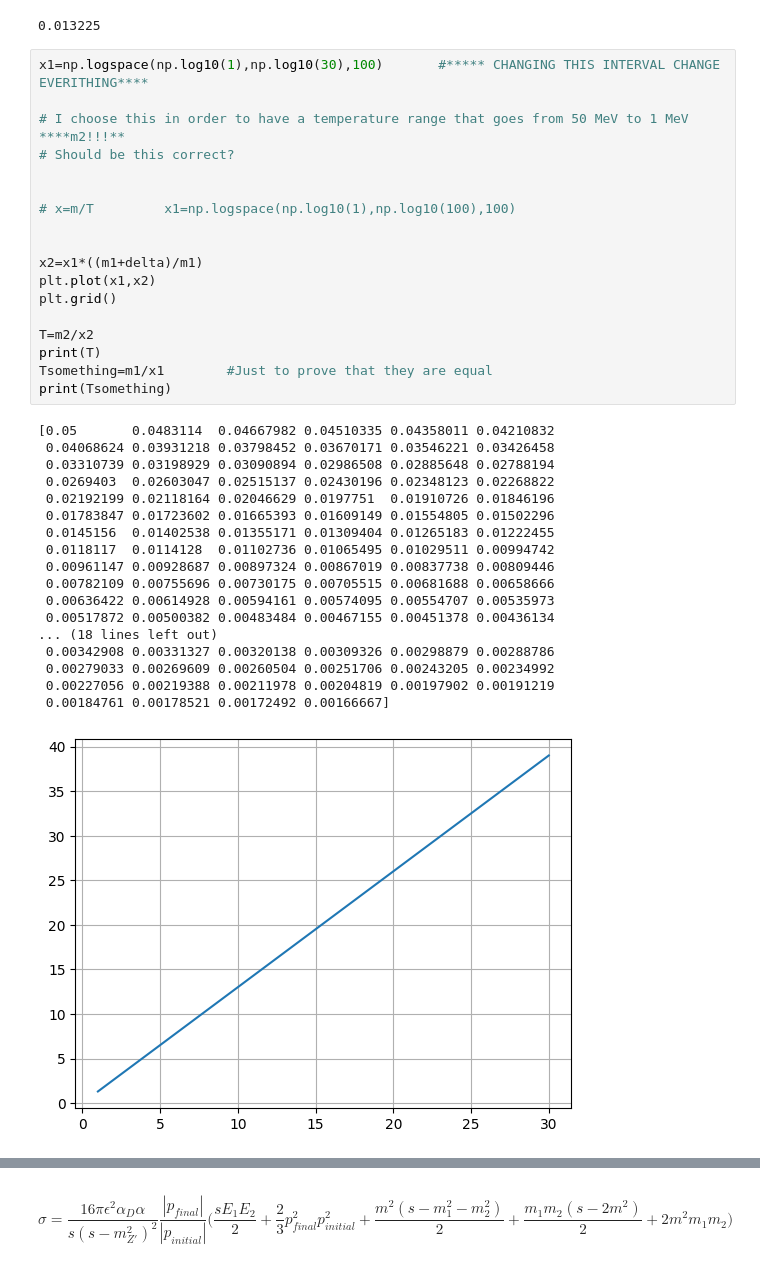
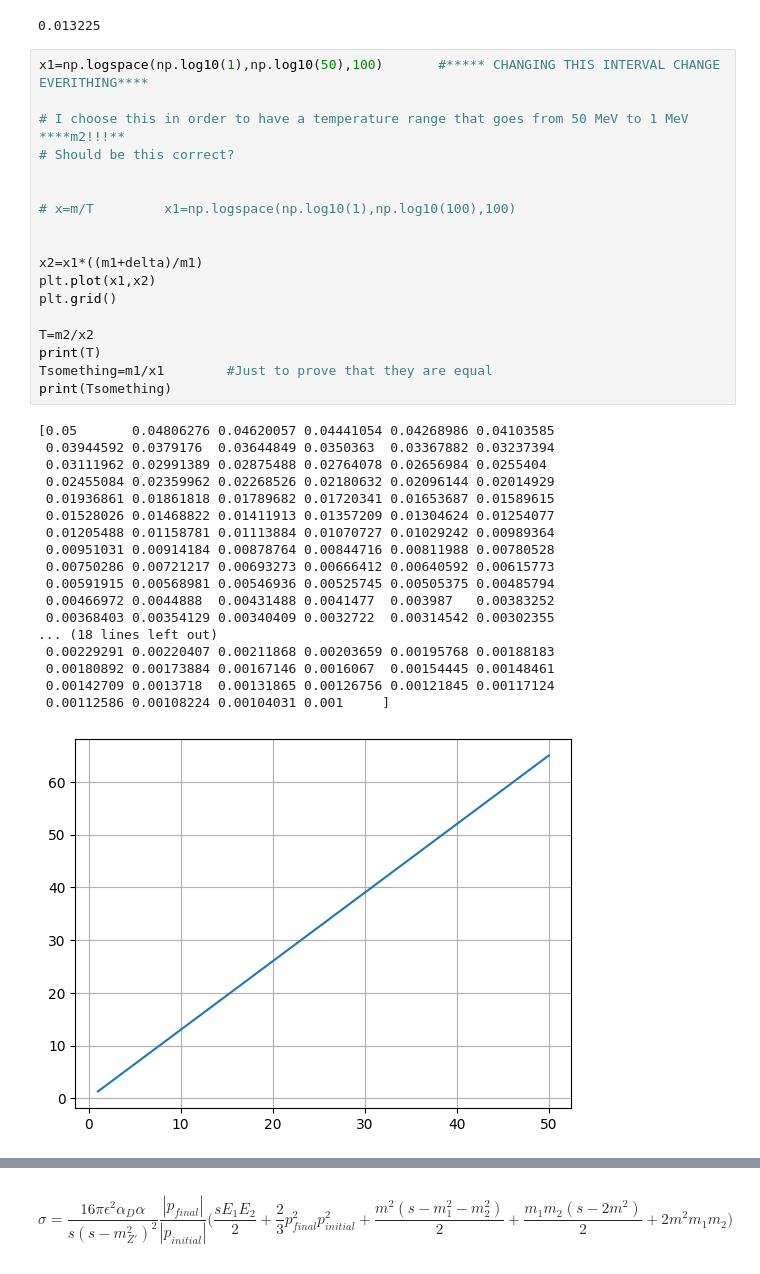
Before and after one commit to nico0407/DM-freeze-out, a Jupyter notebook: iDM-freze-out/Coannihilation.ipynb, the cells around one changed output, grey strips where cells are left out. Drawn from its saved outputs; the diff is of its cells as text.

```diff
--- a/iDM-freze-out/Coannihilation.ipynb
+++ b/iDM-freze-out/Coannihilation.ipynb
@@ -88,42 +194,42 @@ s0
 # %% [output]
 0.013225
 # %%
-x1=np.logspace(np.log10(1),np.log10(30),100)       #***** CHANGING THIS INTERVAL CHANGE EVERITHING****
+x1=np.logspace(np.log10(1),np.log10(50),100)       #***** CHANGING THIS INTERVAL CHANGE EVERITHING****
 
 # I choose this in order to have a temperature range that goes from 50 MeV to 1 MeV      ****m2!!!**
 # Should be this correct?
 
 
 # x=m/T         x1=np.logspace(np.log10(1),np.log10(100),100)
 
 
 x2=x1*((m1+delta)/m1)
 plt.plot(x1,x2)
 plt.grid()
 
 T=m2/x2
 print(T)
 Tsomething=m1/x1        #Just to prove that they are equal
 print(Tsomething)
 # %% [output]
-[0.05       0.0483114  0.04667982 0.04510335 0.04358011 0.04210832
- 0.04068624 0.03931218 0.03798452 0.03670171 0.03546221 0.03426458
- 0.03310739 0.03198929 0.03090894 0.02986508 0.02885648 0.02788194
- 0.0269403  0.02603047 0.02515137 0.02430196 0.02348123 0.02268822
- 0.02192199 0.02118164 0.02046629 0.0197751  0.01910726 0.01846196
- 0.01783847 0.01723602 0.01665393 0.01609149 0.01554805 0.01502296
- 0.0145156  0.01402538 0.01355171 0.01309404 0.01265183 0.01222455
- 0.0118117  0.0114128  0.01102736 0.01065495 0.01029511 0.00994742
- 0.00961147 0.00928687 0.00897324 0.00867019 0.00837738 0.00809446
- 0.00782109 0.00755696 0.00730175 0.00705515 0.00681688 0.00658666
- 0.00636422 0.00614928 0.00594161 0.00574095 0.00554707 0.00535973
- 0.00517872 0.00500382 0.00483484 0.00467155 0.00451378 0.00436134
+[0.05       0.04806276 0.04620057 0.04441054 0.04268986 0.04103585
+ 0.03944592 0.0379176  0.03644849 0.0350363  0.03367882 0.03237394
+ 0.03111962 0.02991389 0.02875488 0.02764078 0.02656984 0.0255404
+ 0.02455084 0.02359962 0.02268526 0.02180632 0.02096144 0.02014929
+ 0.01936861 0.01861818 0.01789682 0.01720341 0.01653687 0.01589615
+ 0.01528026 0.01468822 0.01411913 0.01357209 0.01304624 0.01254077
+ 0.01205488 0.01158781 0.01113884 0.01070727 0.01029242 0.00989364
+ 0.00951031 0.00914184 0.00878764 0.00844716 0.00811988 0.00780528
+ 0.00750286 0.00721217 0.00693273 0.00666412 0.00640592 0.00615773
+ 0.00591915 0.00568981 0.00546936 0.00525745 0.00505375 0.00485794
+ 0.00466972 0.0044888  0.00431488 0.0041477  0.003987   0.00383252
+ 0.00368403 0.00354129 0.00340409 0.0032722  0.00314542 0.00302355
 ... (18 lines left out)
- 0.00342908 0.00331327 0.00320138 0.00309326 0.00298879 0.00288786
- 0.00279033 0.00269609 0.00260504 0.00251706 0.00243205 0.00234992
- 0.00227056 0.00219388 0.00211978 0.00204819 0.00197902 0.00191219
- 0.00184761 0.00178521 0.00172492 0.00166667]
+ 0.00229291 0.00220407 0.00211868 0.00203659 0.00195768 0.00188183
+ 0.00180892 0.00173884 0.00167146 0.0016067  0.00154445 0.00148461
+ 0.00142709 0.0013718  0.00131865 0.00126756 0.00121845 0.00117124
+ 0.00112586 0.00108224 0.00104031 0.001     ]
-[figure, old version]
+[figure, new version]
 # %%
 # I NEED TO FLIP 'T' TO HAVE IT IN THE RIGHT WAY
 # THE TEMPERATURE NOW WILL BE THE ARRAY 'Ttrue'
```
Also changed, not shown: parts of 63 cells of this notebook, 1 other file.
